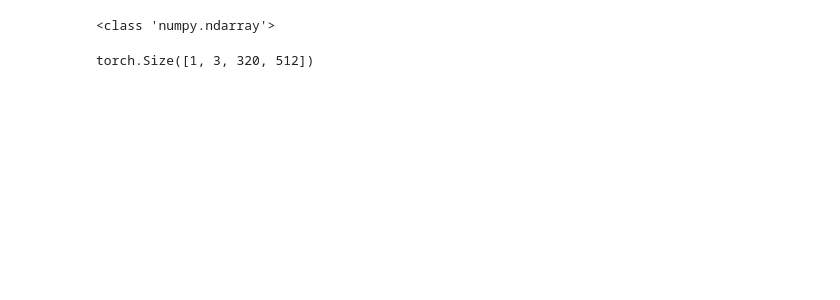
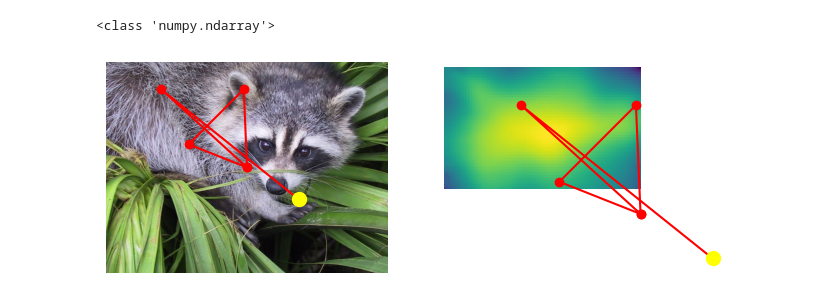
Before and after one commit to tuanisworkingonsomeprojects/TCT-visual-search, a Jupyter notebook: DeepGaze notebooks/deepgazeIII_coco.ipynb, the cells around one changed output. Saved outputs shown, nothing was run; the diff lists cells and outputs as text; code cells hidden in the pictures; blank space fills up the shorter version.

Commit message:
update with deepgaze

```diff
--- a/DeepGaze notebooks/deepgazeIII_coco.ipynb
+++ b/DeepGaze notebooks/deepgazeIII_coco.ipynb
@@ -55,8 +82,10 @@ def logsearchProcess(x, y, tg_xy, attentionMap, image_size, size, coef):
 
     return True, [], coef
 # %%
-%%capture
-test_annotations = "../../debug/coco18_test.json"
-test_imagedir = "../../coco18_test"
+
+# test_annotations = "../../debug/coco18_test.json"
+test_annotations = '../datasets/COCO18_dset_for_CRT_training/coco18_test_deepgaze.json'
+# test_imagedir = "../../coco18_test"
+test_imagedir = '../datasets/COCO18_dset_for_CRT_training/coco18_test_deepgaze/'
 image_list = os.listdir(test_imagedir)
 input_images = COCODataset(test_annotations, test_imagedir, image_size=(224,224))
@@ -109,19 +162,30 @@ tg_bbox_dic, img_initial_fixation = {}, {}
 ratio_horizontal, ratio_vertical = 1680/512, 1050/320
 
 for id in trange(len(input_images)):
+
+
+
     _, _, bbox, labels_cpu = input_images[id]
     label_name = input_images.idx2label[labels_cpu]
 
     file_name = input_images.id2file[input_images.annotations[id]['image_id']]
     file_name = file_name.split('/')[-1]
+
     if file_name[:len(label_name)] == label_name:
         file_num = file_name.split('/')[-1][len(label_name):]
     else:
         file_num = file_name.split('/')[-1]
 
     df_select = df_test[(df_test.name==file_num) & (df_test.task == label_name)]
+
+
+
     choice_list = list(range(len(df_select)))
-    random_num = random.sample(choice_list, 3)
+
+    k = min(3, len(choice_list))
+
+    random_num = random.sample(choice_list, k)
+
     x, y = [], []
     for num in random_num:
         sample = df_select.iloc[num, :]
@@ -134,5 +198,6 @@ for id in trange(len(input_images)):
     img_initial_fixation[file_name] = (x, y)
 
     tg_loc = bbox_cordinates(bbox, img_size[1], img_size[0])
+
     tg_bbox_dic[file_name] = tg_loc
 # %%
@@ -232,32 +317,32 @@ with open("../results/coco_deepgaze3_accu_performance.pkl", "wb") as tf:
 # location of previous scanpath fixations in x and y (pixel coordinates), starting with the initial fixation on the image.
 fixation_history_x = np.array([1024//2, 300, 500, 1024//2, 200, 700])
 fixation_history_y = np.array([768//2, 300, 100, 768//2, 100, 500])
 x_hist_tensor = torch.tensor([fixation_history_x[model.included_fixations]]).to(DEVICE)
 y_hist_tensor = torch.tensor([fixation_history_y[model.included_fixations]]).to(DEVICE)
 
 image = face()
 print(type(image))
 
 # load precomputed centerbias log density (from MIT1003) over a 1024x1024 image
 # you can download the centerbias from https://github.com/matthias-k/DeepGaze/releases/download/v1.0.0/centerbias_mit1003.npy
 # alternatively, you can use a uniform centerbias via `centerbias_template = np.zeros((1024, 1024))`.
 centerbias_template = np.load('centerbias_mit1003.npy')
 # rescale to match image size
 centerbias = zoom(centerbias_template, (image.shape[0]/centerbias_template.shape[0], image.shape[1]/centerbias_template.shape[1]), order=0, mode='nearest')
 # renormalize log density
 centerbias -= logsumexp(centerbias)
-centerbias_tensor = torch.tensor([centerbias]).to(DEVICE)
+centerbias_tensor = torch.tensor([centerbias], dtype=torch.float32).to(DEVICE)
 image_tensor = torch.tensor([image.transpose(2, 0, 1)]).to(DEVICE)
 
 f, axs = plt.subplots(nrows=1, ncols=2, figsize=(8, 3))
 axs[0].imshow(image)
 axs[0].plot(fixation_history_x, fixation_history_y, 'o-', color='red')
 axs[0].scatter(fixation_history_x[-1], fixation_history_y[-1], 100, color='yellow', zorder=100)
 axs[0].set_axis_off()
 axs[1].matshow(log_density_prediction.detach().cpu().numpy()[0, 0])  # first image in batch, first (and only) channel
 axs[1].plot(fixation_history_x, fixation_history_y, 'o-', color='red')
 axs[1].scatter(fixation_history_x[-1], fixation_history_y[-1], 100, color='yellow', zorder=100)
 axs[1].set_axis_off()
 # %% [output]
 <class 'numpy.ndarray'>
-torch.Size([1, 3, 320, 512])
+[figure, added]
```
Also changed, not shown: parts of 16 cells of this notebook, 5 other files.
